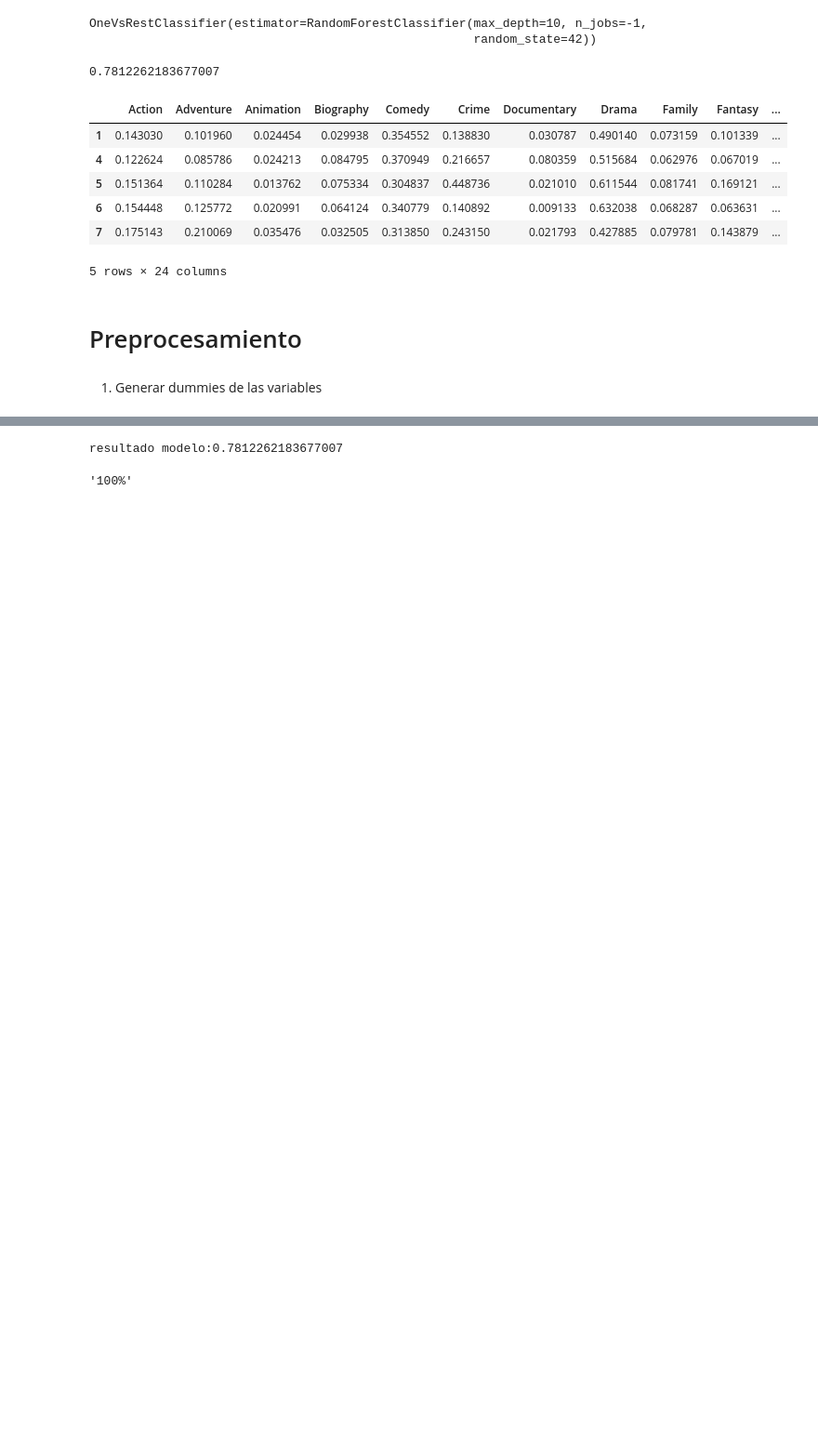
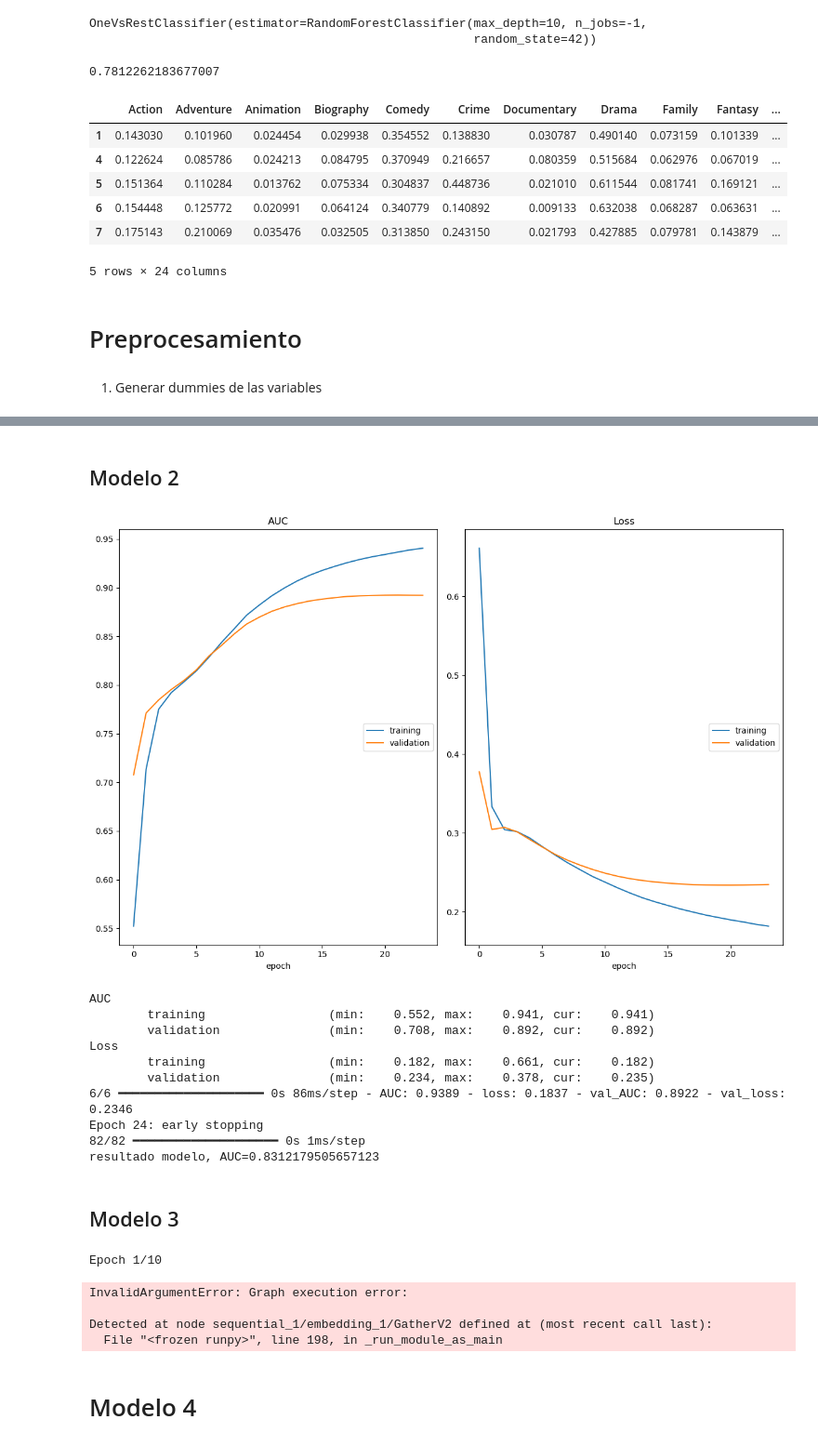
Before and after one commit to anfisbena/MIAD_NLP_2024, a Jupyter notebook: Semana 7/S7P1_proyecto2.ipynb, the cells around one changed output, grey strips where cells are left out. Shown: that part at 93% size. Cells and saved outputs as stored; diff of their text form; code cells hidden in the pictures; blank space fills up the shorter version.

```diff
--- a/Semana 7/S7P1_proyecto2.ipynb
+++ b/Semana 7/S7P1_proyecto2.ipynb
@@ -134,36 +162,3 @@ from sklearn.model_selection import train_test_split
 # Carga de datos de archivo .csv
 dataTraining = pd.read_csv('https://github.com/albahnsen/MIAD_ML_and_NLP/raw/main/datasets/dataTraining.zip', encoding='UTF-8', index_col=0)
 dataTesting = pd.read_csv('https://github.com/albahnsen/MIAD_ML_and_NLP/raw/main/datasets/dataTesting.zip', encoding='UTF-8', index_col=0)
-# %%
-#Definicion de las funciones transformadoras
-def X_processing(dataTraining, dataTesting):
-    vect = CountVectorizer(max_features=1000)
-    X_train_dtm = vect.fit_transform(dataTraining['plot'])
-    X_test_dtm = vect.transform(dataTesting['plot'])
-    return X_train_dtm, X_test_dtm
-
-def y_processing(dataTraining):
-    dataTraining['genres'] = dataTraining['genres'].map(lambda x: eval(x))
-    le = MultiLabelBinarizer()
-    y_genres = le.fit_transform(dataTraining['genres'])
-    return y_genres
-
-def modelo(X_train, X_test, y_train, y_test):
-    clf = OneVsRestClassifier(RandomForestClassifier(n_jobs=-1, n_estimators=100, max_depth=10, random_state=42))
-    clf.fit(X_train, y_train)
-    pred = clf.predict_proba(X_test)
-    print(f'resultado modelo:{roc_auc_score(y_test, pred, average='macro')}')
-    return clf
-
-def prediccion(model, X_test_dtm):
-    cols = ['p_Action', 'p_Adventure', 'p_Animation', 'p_Biography', 'p_Comedy', 'p_Crime', 'p_Documentary', 'p_Drama', 'p_Family',
-        'p_Fantasy', 'p_Film-Noir', 'p_History', 'p_Horror', 'p_Music', 'p_Musical', 'p_Mystery', 'p_News', 'p_Romance',
-        'p_Sci-Fi', 'p_Short', 'p_Sport', 'p_Thriller', 'p_War', 'p_Western']
-    y_pred_test_genres = model.predict_proba(X_test_dtm)
-    res = pd.DataFrame(y_pred_test_genres, index=dataTesting.index, columns=cols)
-    res.to_csv('pred_genres_text_RF.csv', index_label='ID')
-    return '100%'
-# %%
-#Procesa variables X y y
-X_train_dtm, X_test_dtm = X_processing(dataTraining, dataTesting)
-y=y_processing(dataTraining)
@@ -170,7 +353,46 @@ y=y_processing(dataTraining)
+# %% [markdown]
+<h2>Modelo 2</h2>
 # %%
+#Procesa variables X y y
+df_train = dataTraining.copy()
+df_test = dataTesting.copy()
+X_train_dtm, X_test_dtm = X_processing(df_train, df_test)
+y=y_processing(df_train)
+
 X_train, X_test, y_train, y_test = train_test_split(X_train_dtm, y, test_size=0.33, random_state=42)
-modelo=modelo(X_train, X_test, y_train, y_test)
-prediccion(modelo, X_test_dtm)
+
+modelo=modelo2(X_train, X_test, y_train, y_test)
+# prediccion(modelo, X_test_dtm)
 # %% [output]
+[figure, added]
-resultado modelo:0.7812262183677007
+AUC
+        training                 (min:    0.552, max:    0.941, cur:    0.941)
+        validation               (min:    0.708, max:    0.892, cur:    0.892)
+Loss
+        training                 (min:    0.182, max:    0.661, cur:    0.182)
+        validation               (min:    0.234, max:    0.378, cur:    0.235)
+6/6 ━━━━━━━━━━━━━━━━━━━━ 0s 86ms/step - AUC: 0.9389 - loss: 0.1837 - val_AUC: 0.8922 - val_loss: 0.2346
+Epoch 24: early stopping
+82/82 ━━━━━━━━━━━━━━━━━━━━ 0s 1ms/step
+resultado modelo, AUC=0.8312179505657123
-'100%'
+# %% [markdown]
+<h2>Modelo 3</h2>
+# %%
+#Procesa variables X y y
+df_train = dataTraining.copy()
+df_test = dataTesting.copy()
+X_train_dtm, X_test_dtm = X_processing(df_train, df_test)
+y=y_processing(df_train)
+
+X_train, X_test, y_train, y_test = train_test_split(X_train_dtm, y, test_size=0.33, random_state=42)
+
+modelo=modelo3(X_train, X_test, y_train, y_test)
+# prediccion(modelo, X_test_dtm)
+# %% [output]
+Epoch 1/10
+InvalidArgumentError: Graph execution error:
+
+Detected at node sequential_1/embedding_1/GatherV2 defined at (most recent call last):
+  File "<frozen runpy>", line 198, in _run_module_as_main
+# %% [markdown]
+<h1>Modelo 4</h1>
```
Also changed, not shown: parts of 6 cells of this notebook, 1 other file.
